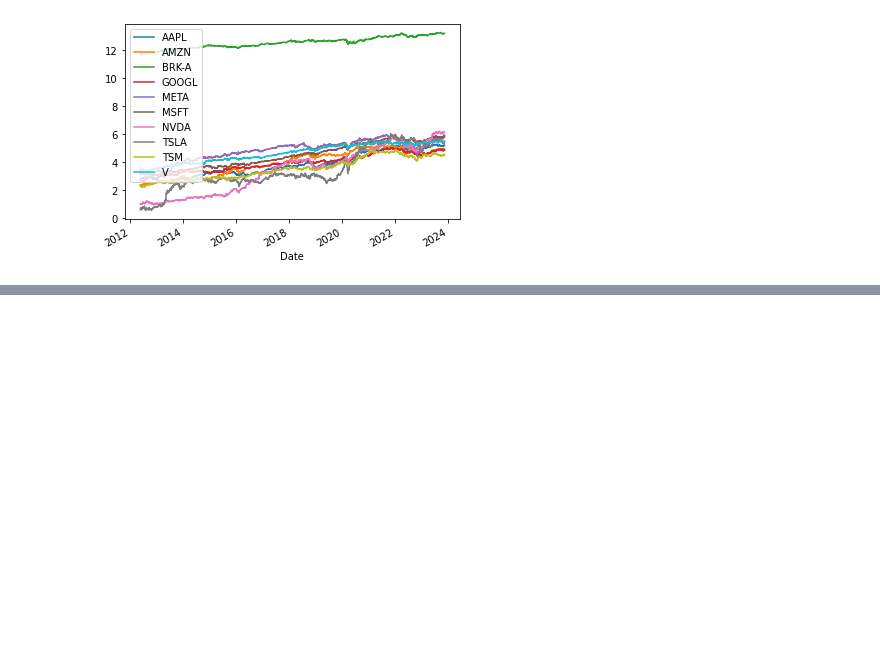
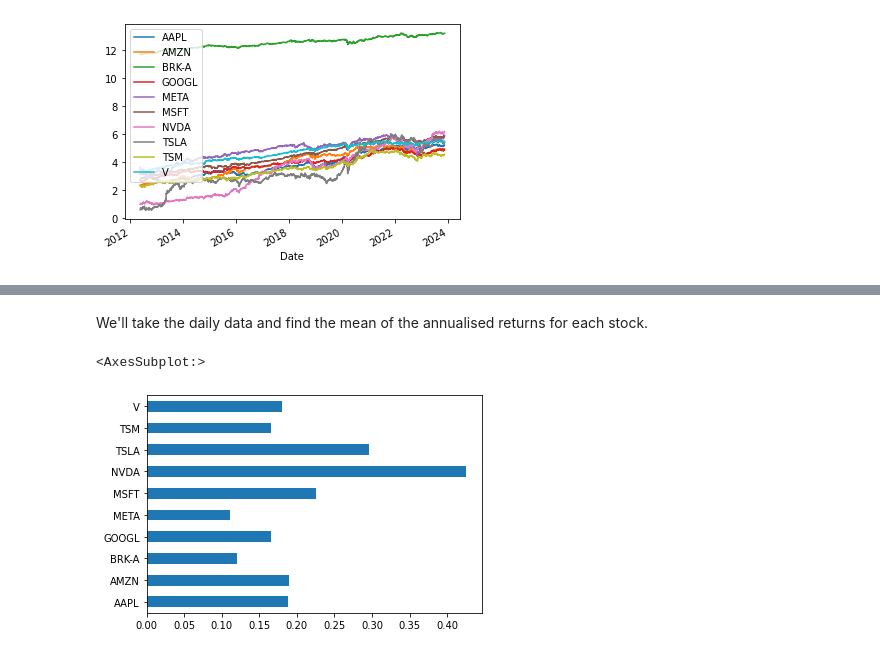
Before and after one commit to finlaymcalpine/yfinance_primer, a Jupyter notebook: yfinance_primer_notebook.ipynb, the cells around one changed output, grey strips where cells are left out. Saved outputs shown, nothing was run; the diff lists cells and outputs as text; code cells hidden in the pictures; blank space fills up the shorter version.

```diff
--- a/yfinance_primer_notebook.ipynb
+++ b/yfinance_primer_notebook.ipynb
@@ -178,0 +179,6 @@ To learn more, we need to think about returns.
+# %%
+"""
+calculate the daily log return for each stock on each day
+"""
+returns = np.log(1+prices.pct_change()).dropna(how='any')
+returns
@@ -178,0 +200,11 @@ To learn more, we need to think about returns.
+# %% [markdown]
+We'll take the daily data and find the mean of the annualised returns for each stock.
+# %%
+"""
+calculate the mean daily return, on an annualised basis. there are 252 trading days in a year, and we divid this by the number of days of data we have to get the number of years for the calculation
+"""
+mean_returns = (1 + returns).prod() ** (252 / returns.count()) - 1
+mean_returns.plot.barh()
+# %% [output]
+<AxesSubplot:>
+[figure, added]
```
Also changed, not shown: parts of 3 cells of this notebook, 1 other file.
